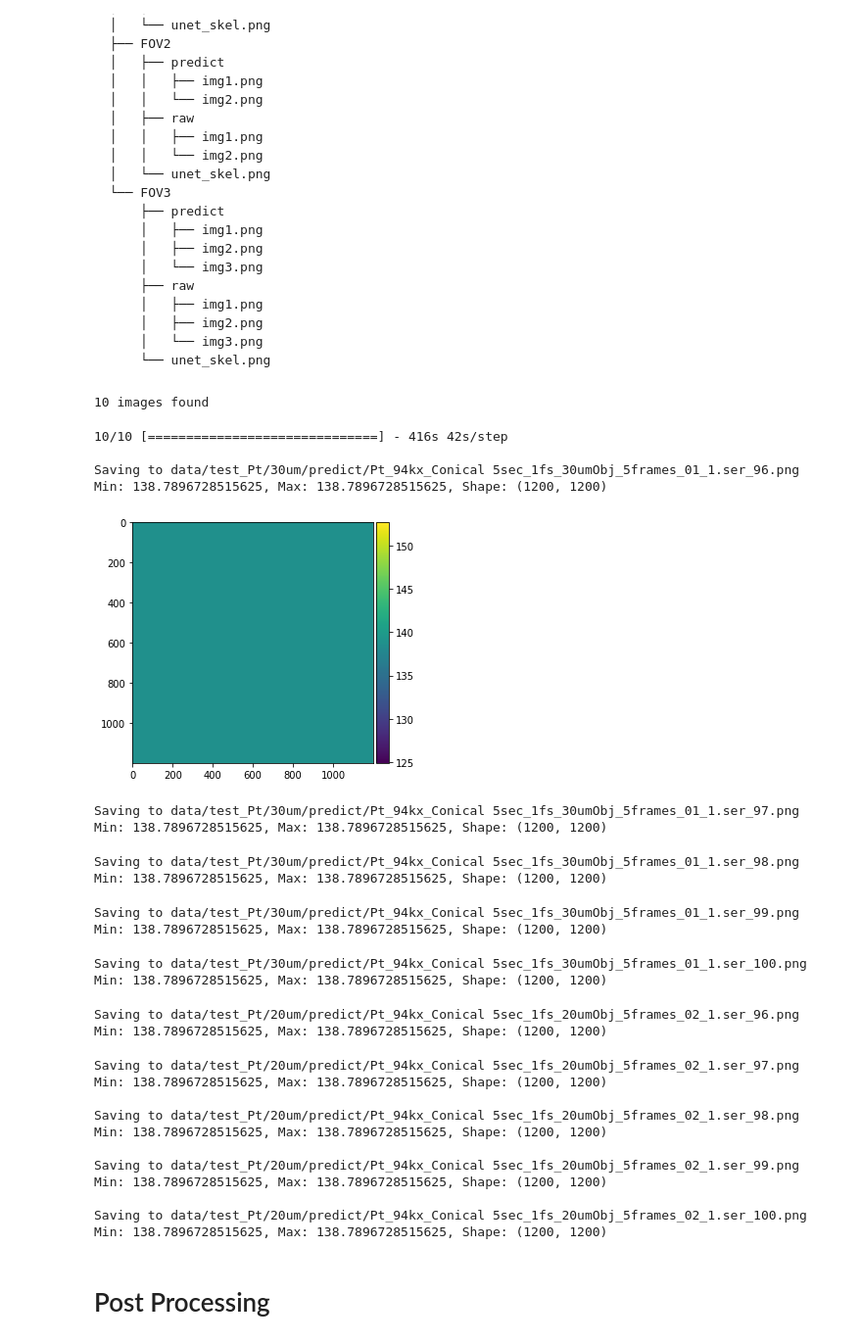
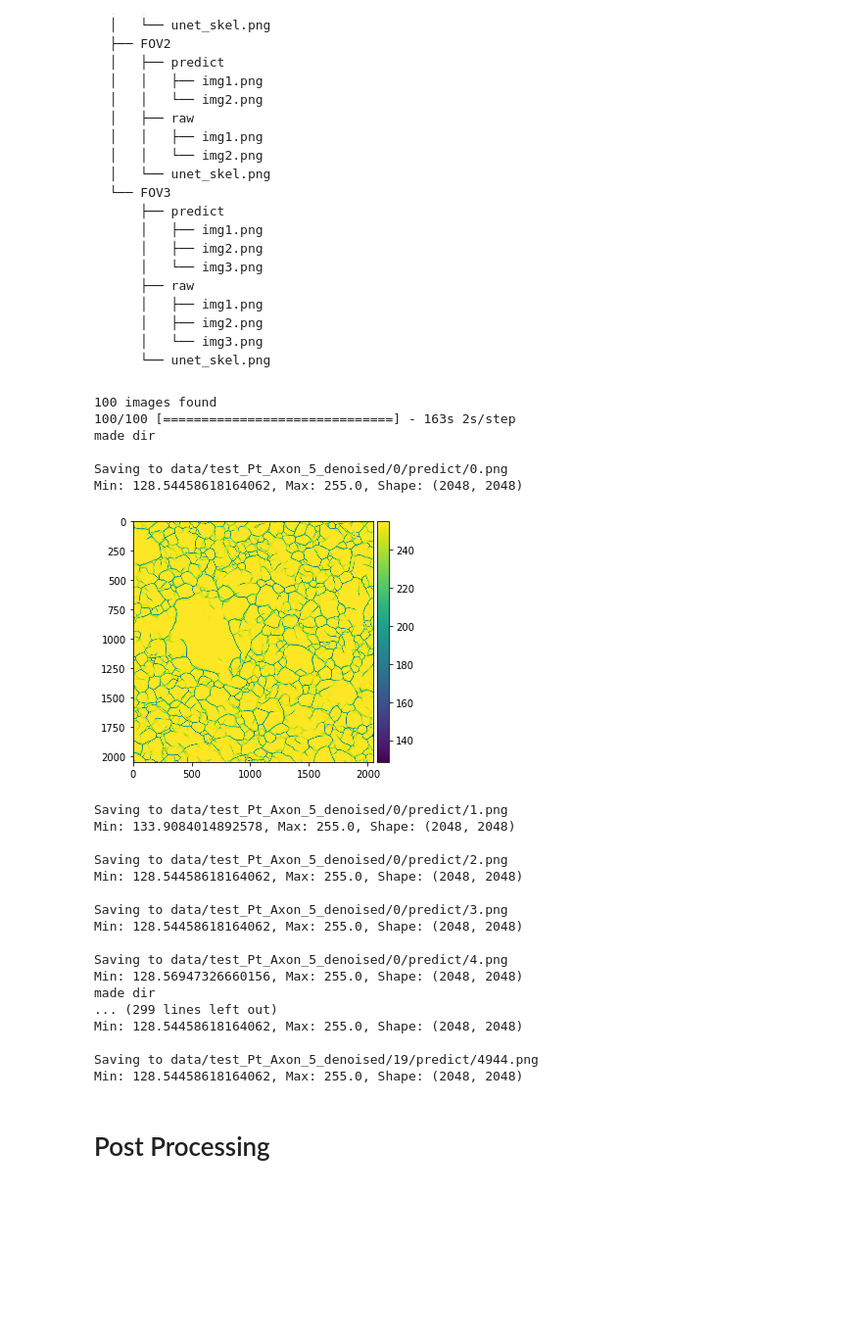
Before and after one commit to xkstein/Grain-U-Net, a Jupyter notebook: main.ipynb, the cells around one changed output. Shown at 98% size. Cells and saved outputs as stored; diff of their text form; code cells hidden in the pictures; blank space fills up the shorter version.

```diff
--- a/main.ipynb
+++ b/main.ipynb
@@ -164,64 +198,61 @@ import os
 from pathlib import Path
 from skimage import io
 from src import get_unet, image_generator
 import numpy as np
 
-target_size = (1200,1200)
-test_dir = Path('data/test_Pt/')
+target_size = (2048,2048)             ### change
+test_dir = Path('data/test_Pt_Axon_5_denoised/')
 
 paths = list(test_dir.glob('*/raw/*.png'))
 print(f'{len(paths)} images found')
 img_gen = image_generator(paths, target_size=target_size)
 
-model = get_unet(input_size=(target_size + (1,)))
-model.load_weights("unet_grain_atrashii_pretune.hdf5")
+model = get_unet(input_size=(target_size + (1,)))      ### change to get_unet_dice
+model.load_weights("unet_grain_nouveaux_pretune.hdf5")
 results = 255 * model.predict(img_gen, steps=len(paths), verbose=1)
 
 assert len(paths) == len(results), 'Not all the files ran'
 
 for ind, path in enumerate(paths):
     save_dir = path.parents[1] / 'predict'
     if not save_dir.is_dir():
         print('made dir')
         save_dir.mkdir()
 
     save_path = save_dir / path.with_suffix('.png').name
     result = results[ind, :, :, 0]
 
     print(f"\nSaving to {save_path}")
     print(f"Min: {np.min(result)}, Max: {np.max(result)}, Shape: {result.shape}")
     io.imsave(save_path, result.astype('uint8'))
     if ind == 0:
         io.imshow(result)
         io.show()
 # %% [output]
-10 images found
+100 images found
+100/100 [==============================] - 163s 2s/step
+made dir
+
+Saving to data/test_Pt_Axon_5_denoised/0/predict/0.png
+Min: 128.54458618164062, Max: 255.0, Shape: (2048, 2048)
+[figure, new version]
-10/10 [==============================] - 416s 42s/step
+Saving to data/test_Pt_Axon_5_denoised/0/predict/1.png
+Min: 133.9084014892578, Max: 255.0, Shape: (2048, 2048)
 
-Saving to data/test_Pt/30um/predict/Pt_94kx_Conical 5sec_1fs_30umObj_5frames_01_1.ser_96.png
-Min: 138.7896728515625, Max: 138.7896728515625, Shape: (1200, 1200)
+Saving to data/test_Pt_Axon_5_denoised/0/predict/2.png
+Min: 128.54458618164062, Max: 255.0, Shape: (2048, 2048)
+
+Saving to data/test_Pt_Axon_5_denoised/0/predict/3.png
+Min: 128.54458618164062, Max: 255.0, Shape: (2048, 2048)
+
+Saving to data/test_Pt_Axon_5_denoised/0/predict/4.png
+Min: 128.56947326660156, Max: 255.0, Shape: (2048, 2048)
+made dir
+... (299 lines left out)
+Min: 128.54458618164062, Max: 255.0, Shape: (2048, 2048)
+
+Saving to data/test_Pt_Axon_5_denoised/19/predict/4944.png
+Min: 128.54458618164062, Max: 255.0, Shape: (2048, 2048)
-[figure, old version]
-Saving to data/test_Pt/30um/predict/Pt_94kx_Conical 5sec_1fs_30umObj_5frames_01_1.ser_97.png
-Min: 138.7896728515625, Max: 138.7896728515625, Shape: (1200, 1200)
-Saving to data/test_Pt/30um/predict/Pt_94kx_Conical 5sec_1fs_30umObj_5frames_01_1.ser_98.png
-Min: 138.7896728515625, Max: 138.7896728515625, Shape: (1200, 1200)
-Saving to data/test_Pt/30um/predict/Pt_94kx_Conical 5sec_1fs_30umObj_5frames_01_1.ser_99.png
-Min: 138.7896728515625, Max: 138.7896728515625, Shape: (1200, 1200)
-Saving to data/test_Pt/30um/predict/Pt_94kx_Conical 5sec_1fs_30umObj_5frames_01_1.ser_100.png
-Min: 138.7896728515625, Max: 138.7896728515625, Shape: (1200, 1200)
-Saving to data/test_Pt/20um/predict/Pt_94kx_Conical 5sec_1fs_20umObj_5frames_02_1.ser_96.png
-Min: 138.7896728515625, Max: 138.7896728515625, Shape: (1200, 1200)
-Saving to data/test_Pt/20um/predict/Pt_94kx_Conical 5sec_1fs_20umObj_5frames_02_1.ser_97.png
-Min: 138.7896728515625, Max: 138.7896728515625, Shape: (1200, 1200)
-
-Saving to data/test_Pt/20um/predict/Pt_94kx_Conical 5sec_1fs_20umObj_5frames_02_1.ser_98.png
-Min: 138.7896728515625, Max: 138.7896728515625, Shape: (1200, 1200)
-
-Saving to data/test_Pt/20um/predict/Pt_94kx_Conical 5sec_1fs_20umObj_5frames_02_1.ser_99.png
-Min: 138.7896728515625, Max: 138.7896728515625, Shape: (1200, 1200)
-
-Saving to data/test_Pt/20um/predict/Pt_94kx_Conical 5sec_1fs_20umObj_5frames_02_1.ser_100.png
-Min: 138.7896728515625, Max: 138.7896728515625, Shape: (1200, 1200)
 # %% [markdown]
 # Post Processing
 # %%
```
Also changed, not shown: parts of 9 cells of this notebook, 34 other files.
